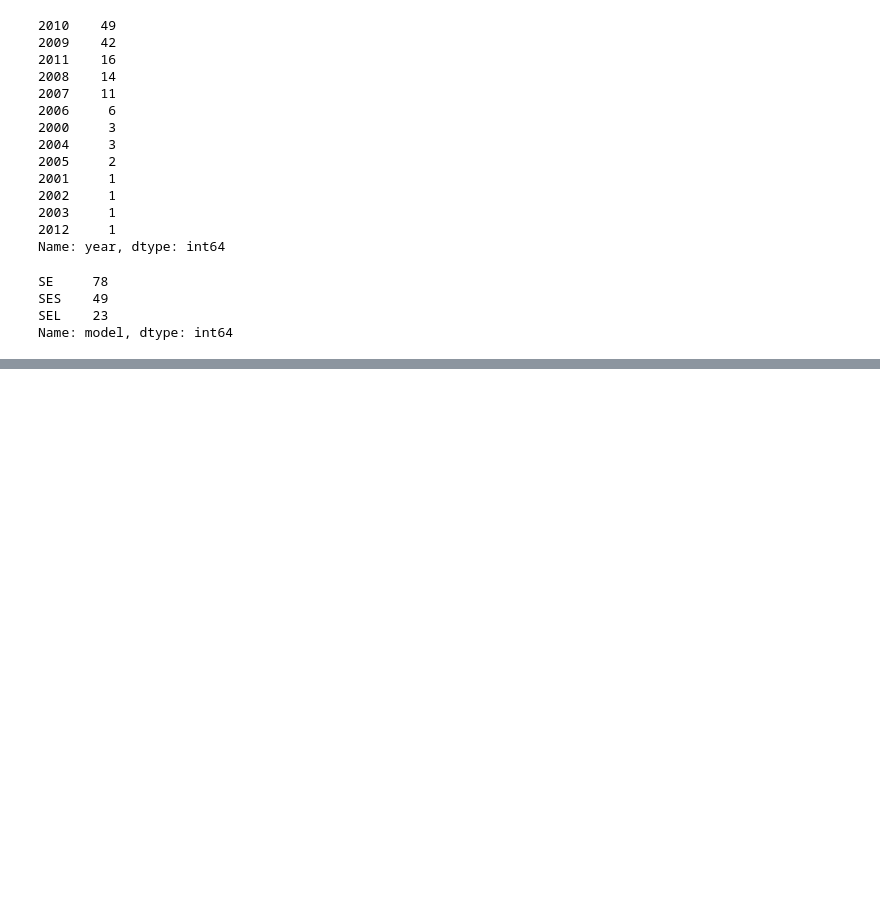
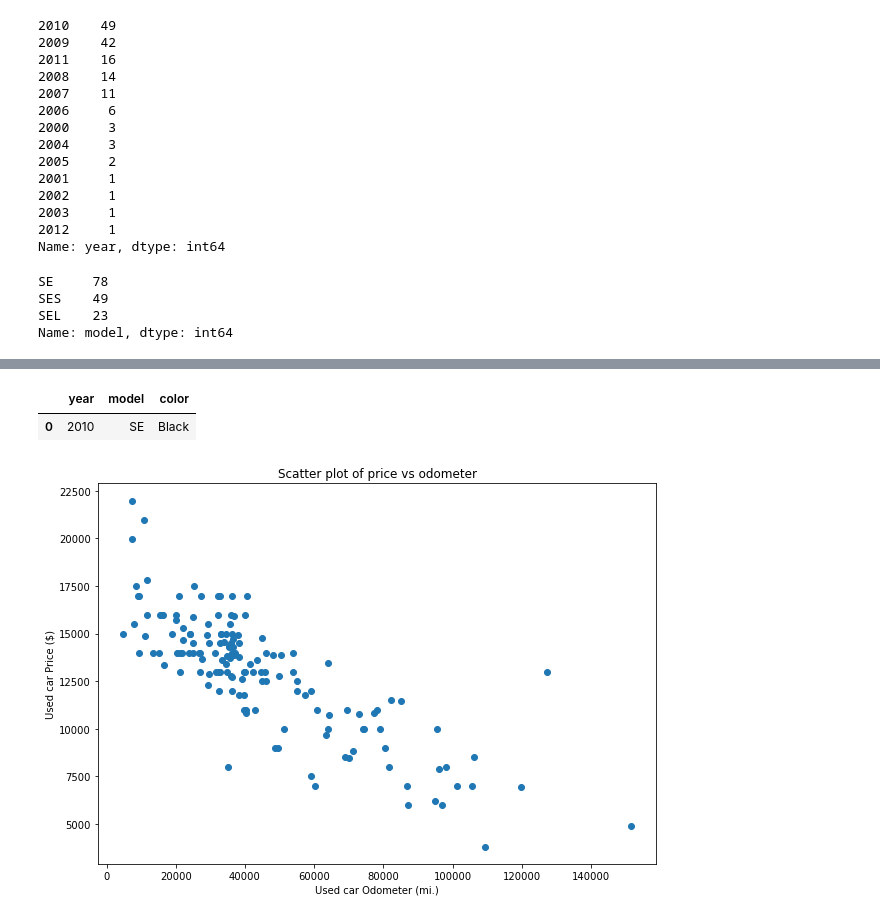
Before and after one commit to pappucode/data-science-with-Python, a Jupyter notebook: examing_the_data.ipynb, the cells around one changed output, grey strips where cells are left out. Cells and saved outputs as stored; diff of their text form; code cells hidden in the pictures; blank space fills up the shorter version.

Commit message:
Same used car Data Exploration Using Python

```diff
--- a/examing_the_data.ipynb
+++ b/examing_the_data.ipynb
@@ -175,0 +198,13 @@ Name: model, dtype: int64
+# %%
+df[['year','model', 'color']].mode()
+# %% [output]
+|  | year | model | color |
+| 0 | 2010 | SE | Black |
+# %%
+#Scatter plot of Price vs mileage
+fig, ax = plt.subplots(figsize=(10,7))
+ax.scatter(x=df['mileage'], y=df['price'])
+ax.set(title="Scatter plot of price vs odometer", xlabel="Used car Odometer (mi.)", ylabel="Used car Price ($)")
+plt.show()
+# %% [output]
+[figure, added]
```
Also changed, not shown: parts of 2 cells of this notebook.
